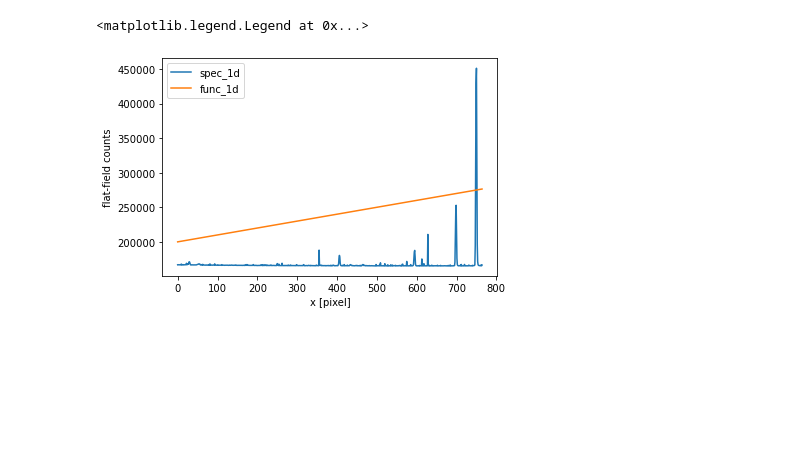
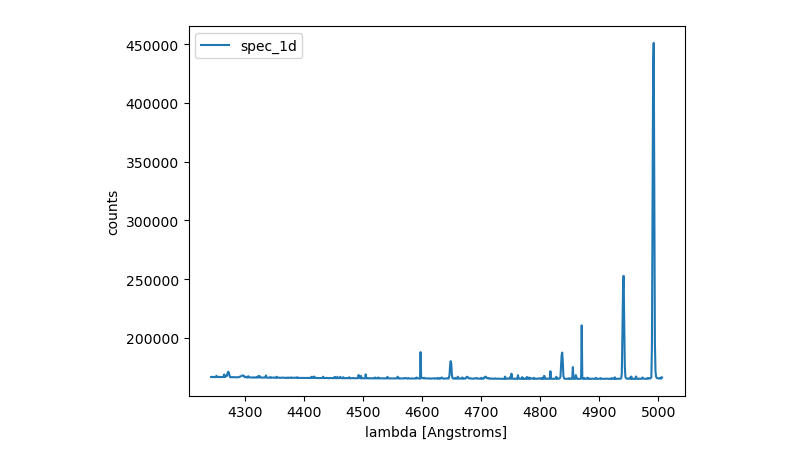
Before and after one commit to anjavdl/PHY517_AST443, a Jupyter notebook: tutorials/Some spectroscopy tools.ipynb, the cells around one changed output. Cells and saved outputs as stored; diff of their text form; code cells hidden in the pictures; blank space fills up the shorter version.

```diff
--- a/tutorials/Some spectroscopy tools.ipynb
+++ b/tutorials/Some spectroscopy tools.ipynb
@@ -37,5 +82,3 @@ Text(0, 0.5, 'counts')
 # %%
-# note: spec_1d is a one-dimensional array.
-# the x-coordinate (in pixels) is simply the array index.
-# let's explicitly build an array for them:
-x=np.arange(ncols)
+# make a 1d array based on the wavelength solution  *** THIS IS ONLY A PLACEHOLDER EXAMPLE ***
+wavelength = 4242 + 1*x
@@ -45,9 +85,8 @@ func_1d = 200000 + 100*x
 # %%
-plt.plot(spec_1d)
-plt.plot(func_1d)
-plt.xlabel('x [pixel]')
-plt.ylabel('flat-field counts')
-plt.legend(['spec_1d','func_1d'])
+plt.plot(wavelength,spec_1d)
+plt.xlabel('lambda [Angstroms]')
+plt.ylabel('counts')
+plt.legend(['spec_1d'])
+plt.show()
 # %% [output]
-<matplotlib.legend.Legend at 0x...>
-[figure, old version]
+[figure, new version]
```
Also changed, not shown: parts of 15 cells of this notebook.
